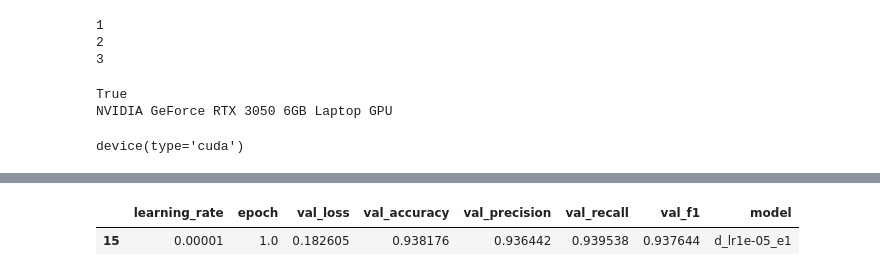
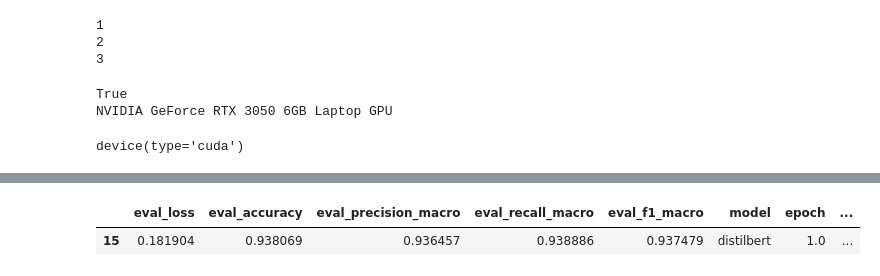
Before and after one commit to takiboti2/fakenewsclassification-demo, a Jupyter notebook: evaluation.ipynb, the cells around one changed output, grey strips where cells are left out. Saved outputs shown, nothing was run; the diff lists cells and outputs as text; code cells hidden in the pictures.

```diff
--- a/evaluation.ipynb
+++ b/evaluation.ipynb
@@ -57,7 +57,7 @@ val_metrics = []
 for k, log in logs.items():
     if isinstance(log, list):
         for epoch in log:
-            epoch["model"] = f"{k[0]}_lr{epoch['learning_rate']:.0e}_e{epoch["epoch"]:.0f}"
+            epoch["model"] = f"{k[:10]}"
             val_metrics.append(epoch)
             #val_metrics[f"{k}_epoch_{epoch["epoch"]:.0f}"] = epoch
     else:
@@ -68,5 +68,7 @@ val = pd.DataFrame(val_metrics)
 
 val = val.sort_values("model").reset_index(drop=True)
 
+val = val.drop(columns=["grad_norm", "step", "eval_runtime", "eval_samples_per_second", "eval_steps_per_second"])
+
 val
 # %% [output]
@@ -89,0 +92,6 @@ val
+# %%
+val["display_name"] = (
+    "lr_" + val["learning_rate"].map(lambda x: format(x, ".0e"))
+    + "_e_" + val["epoch"].astype("Int64").astype(str)
+).fillna("baseline")
+val["display_name"]
@@ -111,5 +138,5 @@ plt.show()
 # %%
-val[val["val_loss"]==val["val_loss"].min()]
+val[val["eval_loss"]==val["eval_loss"].min()]
 # %% [output]
-|  | learning_rate | epoch | val_loss | val_accuracy | val_precision | val_recall | val_f1 | model |
-| 15 | 0.00001 | 1.0 | 0.182605 | 0.938176 | 0.936442 | 0.939538 | 0.937644 | d_lr1e-05_e1 |
+|  | eval_loss | eval_accuracy | eval_precision_macro | eval_recall_macro | eval_f1_macro | model | epoch | ... |
+| 15 | 0.181904 | 0.938069 | 0.936457 | 0.938886 | 0.937479 | distilbert | 1.0 | ... |
```
Also changed, not shown: parts of 8 cells of this notebook, 7 other files.
